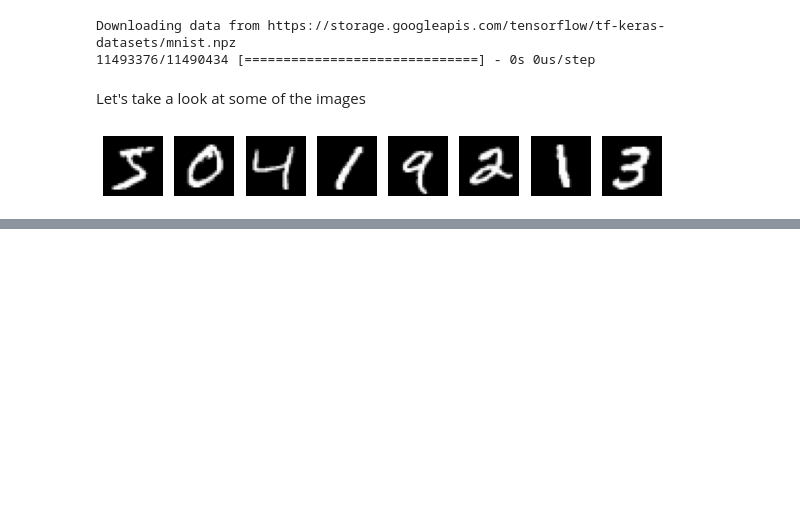
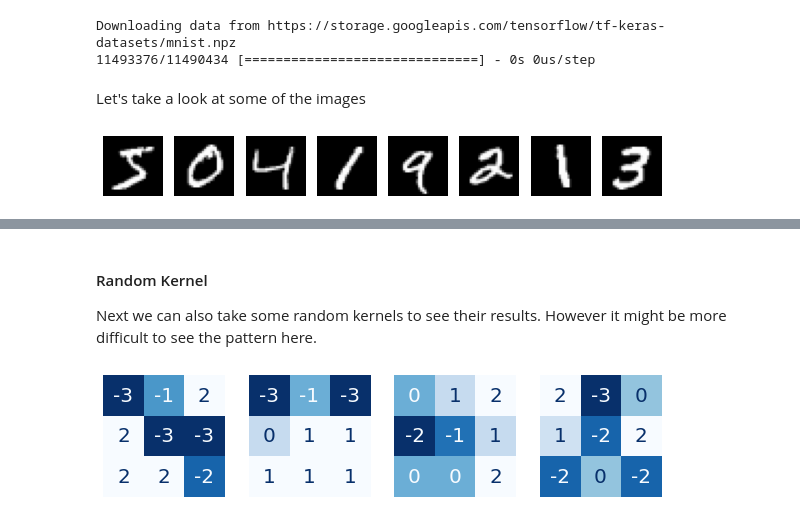
Before and after one commit to maxzirps/mnist, a Jupyter notebook: MNIST.ipynb, the cells around one changed output, grey strips where cells are left out. Saved outputs shown, nothing was run; the diff lists cells and outputs as text; code cells hidden in the pictures; blank space fills up the shorter version.

```diff
--- a/MNIST.ipynb
+++ b/MNIST.ipynb
@@ -35,0 +45,34 @@ for i in range(nr_of_images):
+# %%
+def plot_kernels(kernels):
+  """ Plot the given kernels in one row
+
+  This will plot given kernels
+
+  Parameters:
+    kernels (list of Tensorflow.Tensor): An array containing 2d tensors with shape (n, n)
+
+  Returns:
+    None
+
+  Slight adaption of https://github.com/Kaggle/learntools/blob/355a5df6a66562de62254b723da1a9389b9acc49/learntools/computer_vision/visiontools.py
+
+  """
+
+  nr_of_kernels = len(kernels)
+
+  fig = plt.figure(figsize=(10, 10))
+
+  for i in range(nr_of_kernels):
+    kernel = np.array(kernels[i])
+    fig.add_subplot(1, nr_of_kernels, i+1)
+    cmap = plt.get_cmap('Blues_r')
+    thresh = (kernel.max()+kernel.min())/2
+    plt.imshow(kernel, cmap=cmap)
+    plt.axis('off')
+    rows, cols = kernel.shape
+    for r, c in product(range(rows), range(cols)):
+      val = kernel[r, c]
+      color = cmap(0) if val > thresh else cmap(255)
+      plt.text(c,r, val,
+              color=color, size=20,
+              horizontalalignment='center', verticalalignment='center')
@@ -35,0 +126,12 @@ for i in range(nr_of_images):
+# %% [markdown]
+#### Random Kernel
+Next we can also take some random kernels to see their results. However it might be more difficult to see the pattern here.
+# %%
+nr_of_random_kernels = 4
+
+random_kernels = [tf.random.uniform(shape=[3,3], minval=-3, maxval=3, dtype=tf.int32, seed=10) for i in range(nr_of_random_kernels)]
+
+
+plot_kernels(random_kernels)
+# %% [output]
+[figure, added]
```
Also changed, not shown: parts of 8 cells of this notebook.
